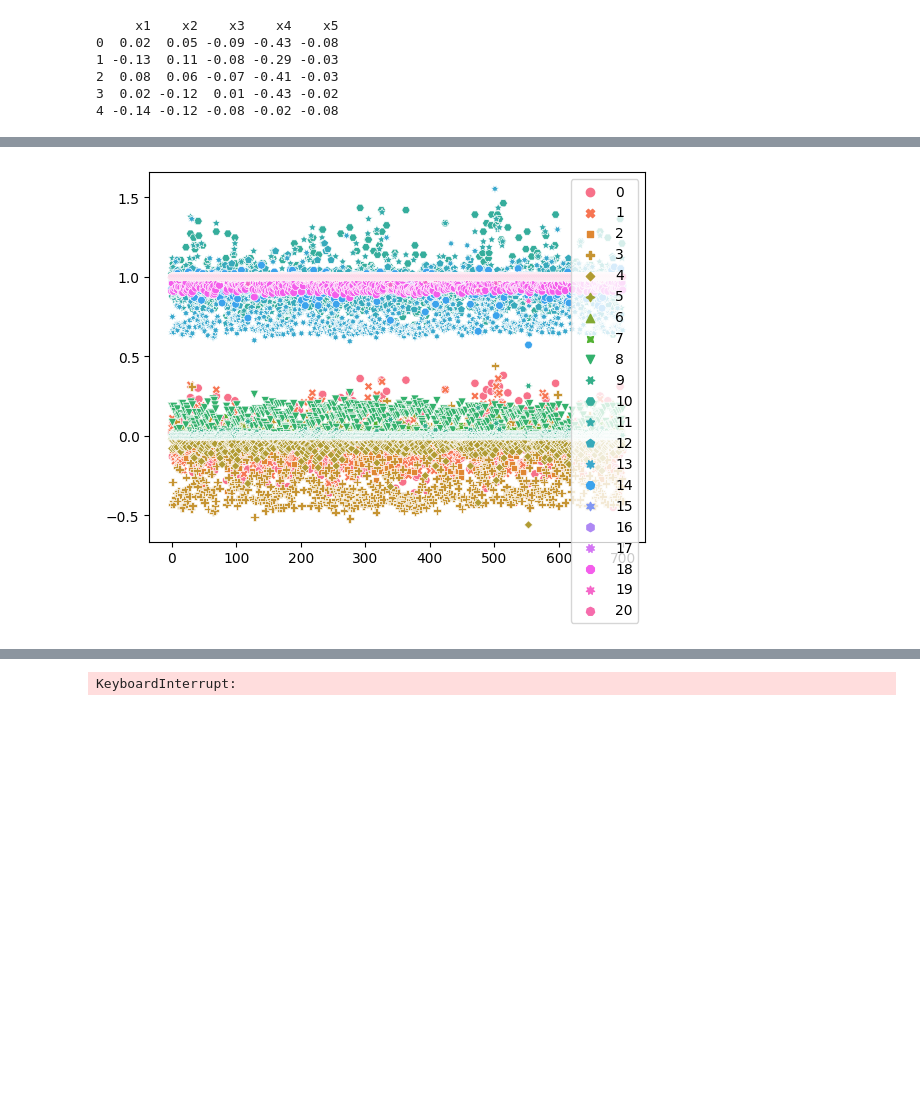
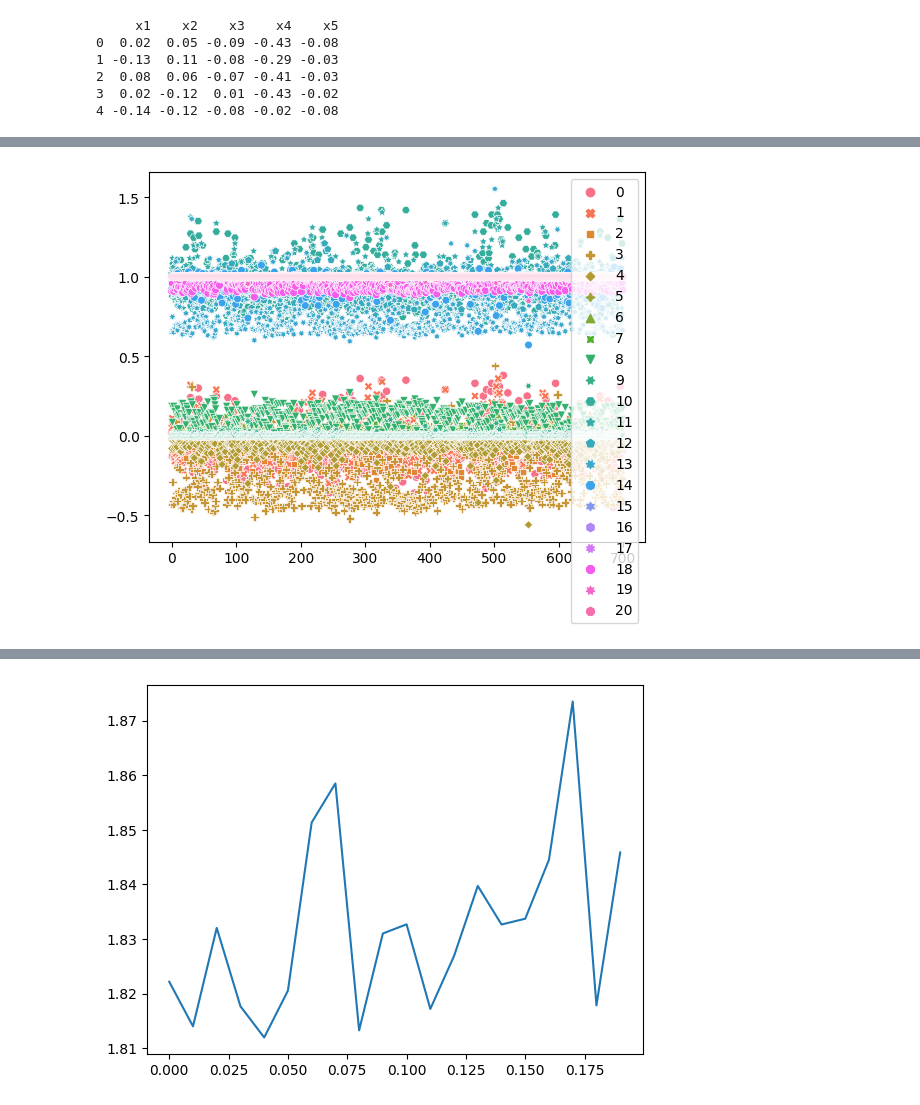
Before and after one commit to dcsteinhauser/iml2023, a Jupyter notebook: Task1b/main.ipynb, the cells around one changed output, grey strips where cells are left out. Cells and saved outputs as stored; diff of their text form; code cells hidden in the pictures; blank space fills up the shorter version.

```diff
--- a/Task1b/main.ipynb
+++ b/Task1b/main.ipynb
@@ -33,24 +33,39 @@ def transform_data(X):
         X_transformed[:,i+15] = np.cos(X[:,i])
     X_transformed[:,20] = 1
     sns.scatterplot(data=X_transformed)
-    plt.pyplot.show()
+    plt.show()
     assert X_transformed.shape == (700, 21)
     return X_transformed
+def validate_noroot(X,y,w):
+
+
+    X_transformed = X
+    X_validate = torch.from_numpy(X_transformed.astype(np.double))
+    y_validate = torch.from_numpy(y.reshape(y.shape[0],1).astype(np.double))
+    model_validate = torch.nn.Linear(21,1)
+    model_validate.weight = torch.nn.Parameter(torch.from_numpy(w.reshape(1,21).astype(np.float64)))
+
+    loss_func =  torch.nn.MSELoss()
+    y_hat = model_validate(X_validate)
+    loss = (loss_func(y_hat, y_validate))
+    print(f'Validation loss no root: {loss.item()}')
+    return loss.item()
 
 def validate(X, y, w):
 
     X_transformed = X
-    X_validate = torch.from_numpy(X_transformed.astype(np.float32))
-    y_validate = torch.from_numpy(y.reshape(y.shape[0],1).astype(np.float32))
+    X_validate = torch.from_numpy(X_transformed.astype(np.float64))
+    y_validate = torch.from_numpy(y.reshape(y.shape[0],1).astype(np.float64))
     model_validate = torch.nn.Linear(21,1)
-    model_validate.weight = torch.nn.Parameter(torch.from_numpy(w.reshape(1,21).astype(np.float32)))
+    model_validate.weight = torch.nn.Parameter(torch.from_numpy(w.reshape(1,21).astype(np.float64)))
 
     loss_func =  torch.nn.MSELoss()
     y_hat = model_validate(X_validate)
     loss = torch.sqrt(loss_func(y_hat, y_validate))
     print(f'Validation loss: {loss.item()}')
+    return loss.item()
 
-def fit(X, y, lr, momentum, epochs):
+def fit(X, y, lr, momentum, epochs, l1):
     """
     This function receives training data points, transform them, and then fits the linear regression on this
     transformed data. Finally, it outputs the weights of the fitted linear regression.
@@ -64,15 +79,15 @@ def fit(X, y, lr, momentum, epochs):
     ----------
     w: array of floats: dim = (21,), optimal parameters of linear regression
     """
-    X_train = torch.from_numpy(X.astype(np.float32))
-    y_train = torch.from_numpy(y.reshape(y.shape[0],1).astype(np.float32))
+    X_train = torch.from_numpy(X.astype(np.float64))
+    y_train = torch.from_numpy(y.reshape(y.shape[0],1).astype(np.float64))
     model = torch.nn.Linear(21,1, bias=False)
     loss_func = torch.nn.MSELoss()
-    optimization = torch.optim.SGD(model.parameters(), lr, momentum)
+    optimization = torch.optim.SGD(model.parameters(), lr, momentum,weight_decay = l1)
 
     for epoch in range(epochs):
         y_hat = model(X_train)
-        loss = torch.sqrt(loss_func(y_hat, y_train))
+        loss = torch.sqrt(loss_func(y_hat, y_train)) + 0*l1*torch.norm(model.weight,1)
         loss.backward()
         optimization.step()
         optimization.zero_grad()
@@ -90,6 +105,7 @@ def fit(X, y, lr, momentum, epochs):
 # Main function. You don't have to change this
 if __name__ == "__main__":
     # Data loading
+    torch.set_default_dtype(torch.float64)
     data = pd.read_csv("train.csv")
     y = data["y"].to_numpy()
     data = data.drop(columns=["Id", "y"])
@@ -97,32 +113,36 @@ if __name__ == "__main__":
     print(data.head())
     sns.scatterplot(data=data)
     #show the plot
-    plt.pyplot.show()
+    plt.show()
 
 
     X = transform_data(data.to_numpy())
-    # Extract 80% of the data for training
-    X_train = X[:700, :]
-    y_train = y[:700]
-    # Extract 20% of the data for validation
-    X_val = X[550:, :]
-    y_val = y[550:]
+
+    print(type(X[1][1]))
+    # Extract 100% of the data for training
+    X_train = X[0:700, :]
+    y_train = y[0:700]
+    # Extract 15% of the data for validation
+    X_val = X[00:100, :]
+    y_val = y[00:100]
     # Fit the model
-
-    for lr in np.linspace(0.2310, 0.232, 10):
+    validation_performance = {}
+    for lr in np.linspace(0.01, 0.01, 1):
         print(f'lr: {lr}', end="\n")
         print('________________________')
-        for momentum in [0.1]:
+        for l1 in np.linspace(0.00001, 0.19, 20):
 
-            for epochs in [5000]:
-                print(f'epoch: {epochs}')
-                w = fit(X_train, y_train, lr, momentum, epochs)
+            for epochs in [500]:
+                print(f'l1: {l1} epoch: {epochs}')
+                w = fit(X_train, y_train, lr, 0.31, epochs, l1)
                 # Compute the validation loss
-                validate(X_val, y_val, w)
+                validation_performance[l1] = validate(X_val, y_val, w)
         print('________________________', end="\n\n\n")
-
-
+    fig = plt.figure()
+    ax = fig.add_subplot()
+    ax.plot(validation_performance.keys(), validation_performance.values(), color='tab:blue')
     # Save results in the required format
+    plt.show()
     np.savetxt("./results.csv", w, fmt="%.12f")
 # %% [output]
      x1    x2    x3    x4    x5
@@ -153 +173 @@ epoch: 5000
-KeyboardInterrupt:
+[figure, added]
```
Also changed, not shown: parts of 3 cells of this notebook, 1 other file.
